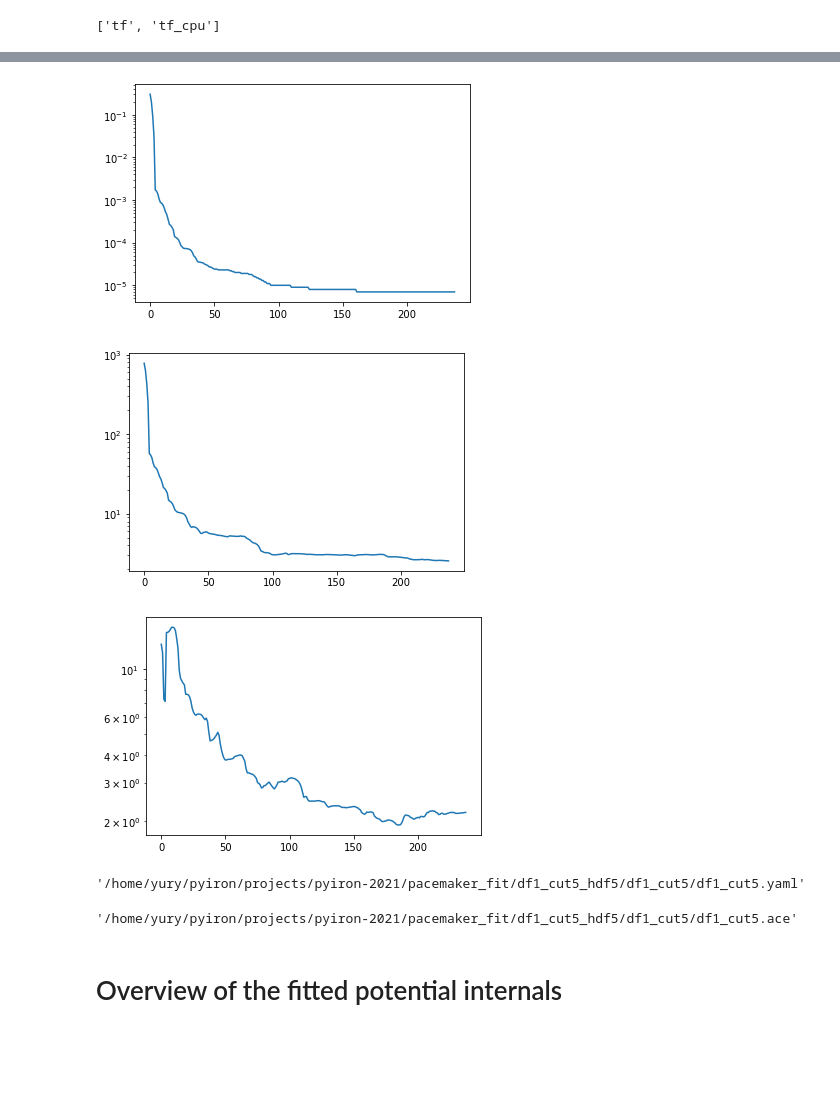
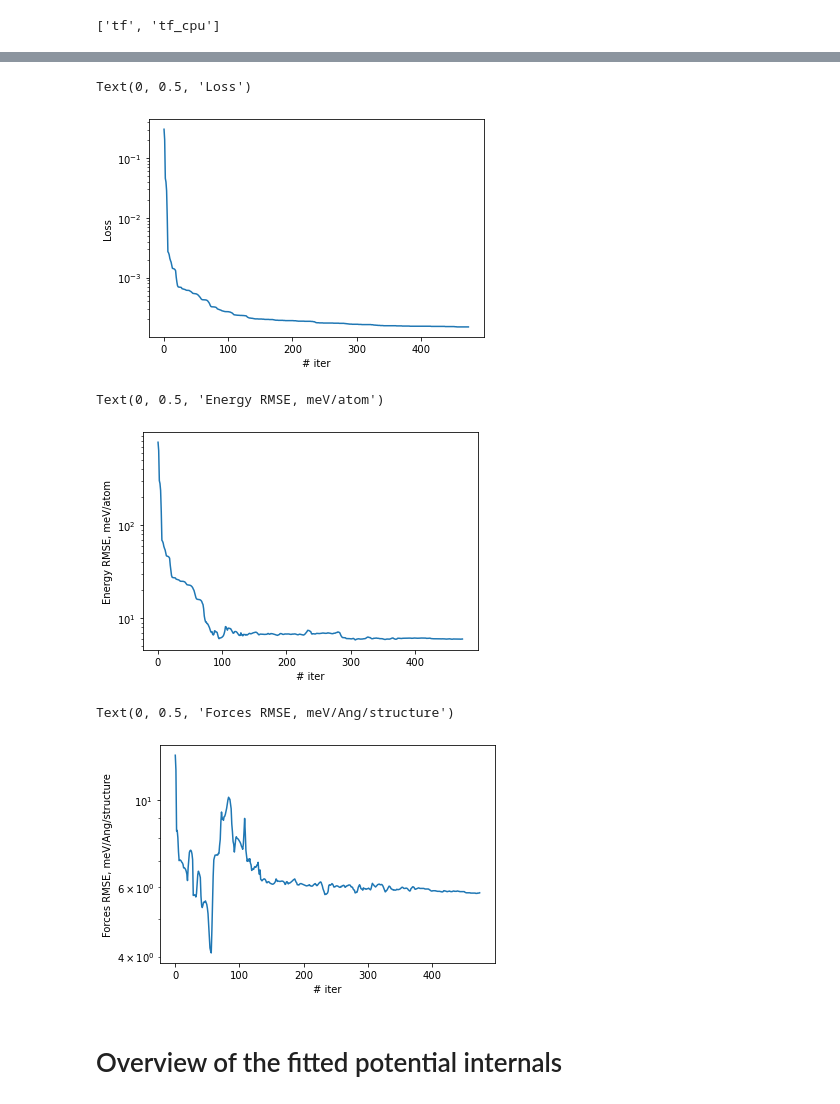
Before and after one commit to pyiron-workshop/potentials-workshop-2021, a Jupyter notebook: day_2/ace/pacemaker-fit-tutorial.ipynb, the cells around one changed output, grey strips where cells are left out. Drawn from its saved outputs; the diff is of its cells as text; code cells hidden in the pictures; blank space fills up the shorter version.

Commit message:
update pacemaker-fit-tutorial: add more analysis of fitted potential internals

```diff
--- a/day_2/ace/pacemaker-fit-tutorial.ipynb
+++ b/day_2/ace/pacemaker-fit-tutorial.ipynb
@@ -37,10 +37,10 @@ job.input["potential"]= {
     "npot": "FinnisSinclairShiftedScaled",
     "NameOfCutoffFunction": "cos",
     "rankmax": 3,
-    "nradmax": [15,2,1],
+    "nradmax": [5,2,1],
     "lmax": [0,2,1],
     "ndensity": 2,
-    "rcut": 5,
+    "rcut": cutoff,
     "dcut": 0.01,
     "radparameters": [5.25],
     "radbase": "ChebExpCos",
@@ -48,16 +48,17 @@ job.input["potential"]= {
 # %%
 job.input["fit"]= {
     'optimizer': 'BFGS',
-    'maxiter': 250,
+    'maxiter': 500,
     'loss': {
         'kappa': 0.5,
-        'L1_coeffs': 5e-10,
-        'L2_coeffs': 5e-10,
+        'L1_coeffs': 5e-7, # L1-regularization
+        'L2_coeffs': 5e-7, # L2-regularization
         'w1_coeffs': 1,
         'w2_coeffs': 1,
-        'w0_rad': 1e-7,
-        'w1_rad': 1e-7,
-        'w2_rad': 1e-7,
+        #radial smoothness regularization
+        'w0_rad': 1e-4,
+        'w1_rad': 1e-4,
+        'w2_rad': 1e-4,
     },
 }
 # %%
@@ -80,6 +81,6 @@ job.executable.available_versions
 # %% [output]
 ['tf', 'tf_cpu']
 # %%
-job.executable="tf_cpu"
+job.executable.version="tf_cpu" # select the CPU-forces tensorflow version
 # %%
-job.run(run_mode = "non_modal")
+job.run()
@@ -91,25 +96,26 @@ fit_pr.job_table(full_table=True)
 # %%
 plt.plot(job["output/log/loss"])
 plt.yscale('log')
+plt.xlabel("# iter")
+plt.ylabel("Loss")
 # %% [output]
+Text(0, 0.5, 'Loss')
-[figure, old version]
+[figure, new version]
 # %%
 plt.plot(job["output/log/rmse_energy"])
 plt.yscale('log')
+plt.xlabel("# iter")
+plt.ylabel("Energy RMSE, meV/atom")
 # %% [output]
+Text(0, 0.5, 'Energy RMSE, meV/atom')
-[figure, old version]
+[figure, new version]
 # %%
 plt.plot(job["output/log/rmse_forces"])
 plt.yscale('log')
+plt.xlabel("# iter")
+plt.ylabel("Forces RMSE, meV/Ang/structure")
 # %% [output]
+Text(0, 0.5, 'Forces RMSE, meV/Ang/structure')
-[figure, old version]
+[figure, new version]
-# %%
-job.get_final_potential_filename()
-# %% [output]
-'/home/yury/pyiron/projects/pyiron-2021/pacemaker_fit/df1_cut5_hdf5/df1_cut5/df1_cut5.yaml'
-# %%
-job.get_final_potential_filename_ace()
-# %% [output]
-'/home/yury/pyiron/projects/pyiron-2021/pacemaker_fit/df1_cut5_hdf5/df1_cut5/df1_cut5.ace'
 # %% [markdown]
 # Overview of the fitted potential internals
```
Also changed, not shown: parts of 33 cells of this notebook.
